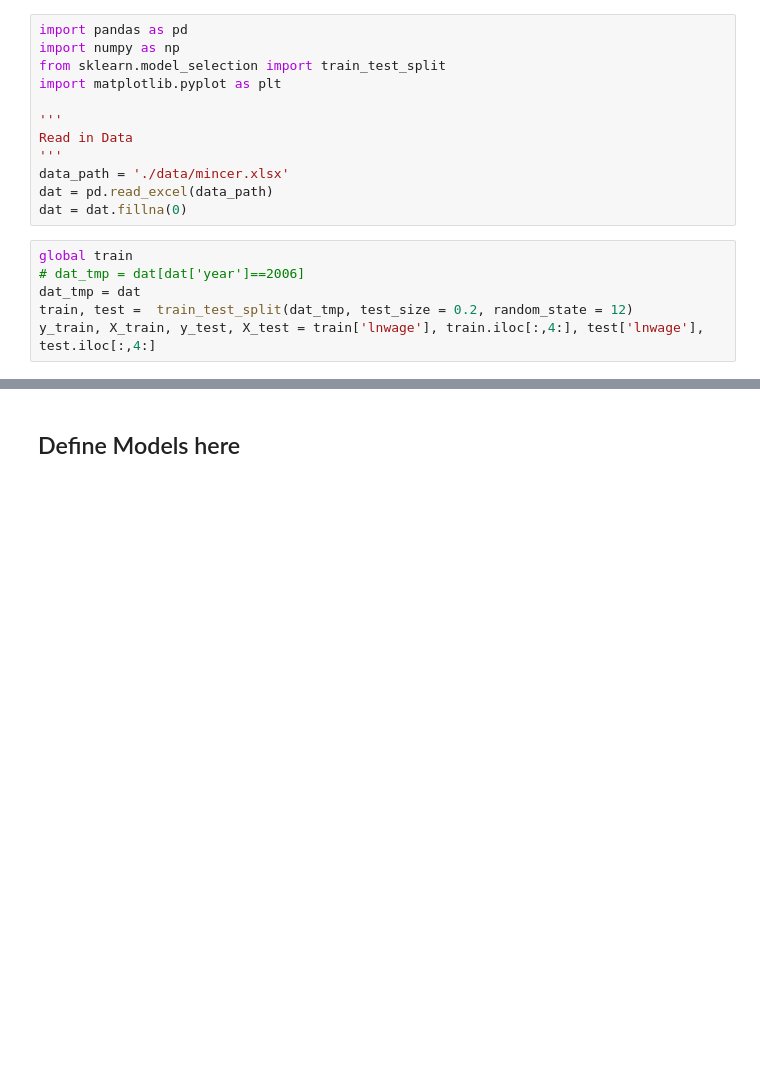
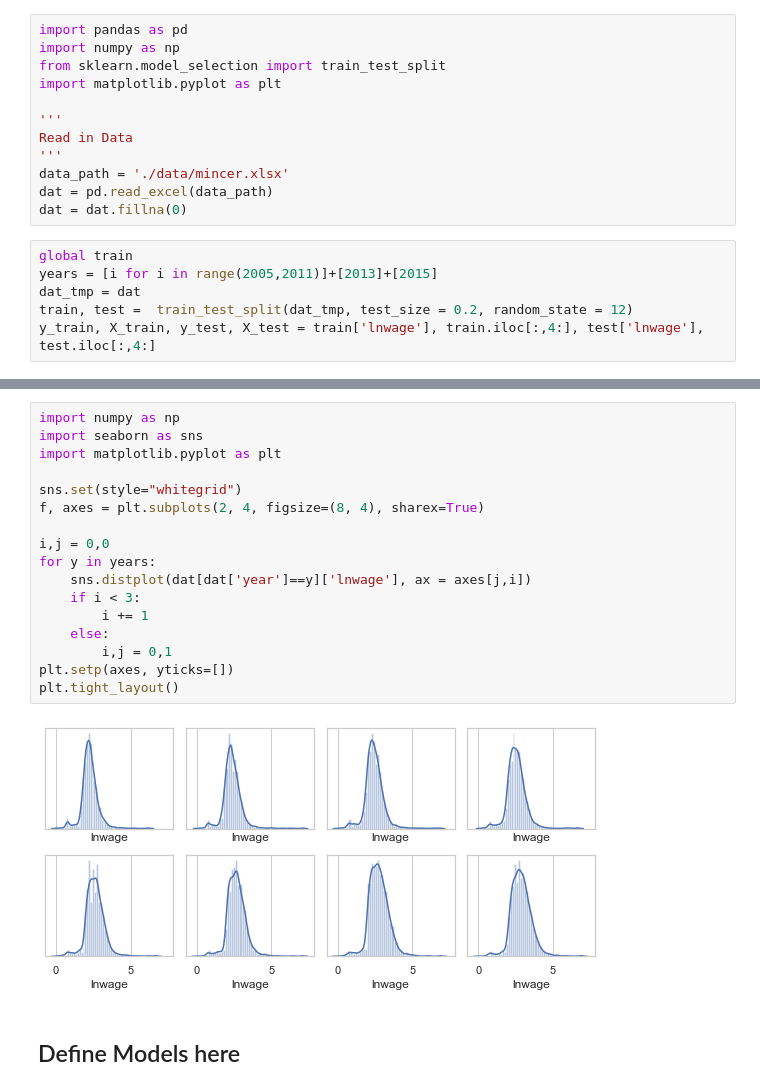
Before and after one commit to panbinwot/Thesis, a Jupyter notebook: Thesis_BinPan.ipynb, the cells around one changed output, grey strips where cells are left out. Drawn from its saved outputs; the diff is of its cells as text; blank space fills up the shorter version.

```diff
--- a/Thesis_BinPan.ipynb
+++ b/Thesis_BinPan.ipynb
@@ -32,7 +32,7 @@ dat = pd.read_excel(data_path)
 dat = dat.fillna(0)
 # %%
 global train
-# dat_tmp = dat[dat['year']==2006]
+years = [i for i in range(2005,2011)]+[2013]+[2015]
 dat_tmp = dat
 train, test =  train_test_split(dat_tmp, test_size = 0.2, random_state = 12)
 y_train, X_train, y_test, X_test = train['lnwage'], train.iloc[:,4:], test['lnwage'], test.iloc[:,4:]
@@ -53,3 +49,22 @@ plt.show()
+# %%
+import numpy as np
+import seaborn as sns
+import matplotlib.pyplot as plt
+
+sns.set(style="whitegrid")
+f, axes = plt.subplots(2, 4, figsize=(8, 4), sharex=True)
+
+i,j = 0,0
+for y in years:
+    sns.distplot(dat[dat['year']==y]['lnwage'], ax = axes[j,i])
+    if i < 3:
+        i += 1
+    else:
+        i,j = 0,1
+plt.setp(axes, yticks=[])
+plt.tight_layout()
+# %% [output]
+[figure, added]
 # %% [markdown]
 ## Define Models here
 # %%
```
Also changed, not shown: parts of 3 cells of this notebook, 3 other files.
